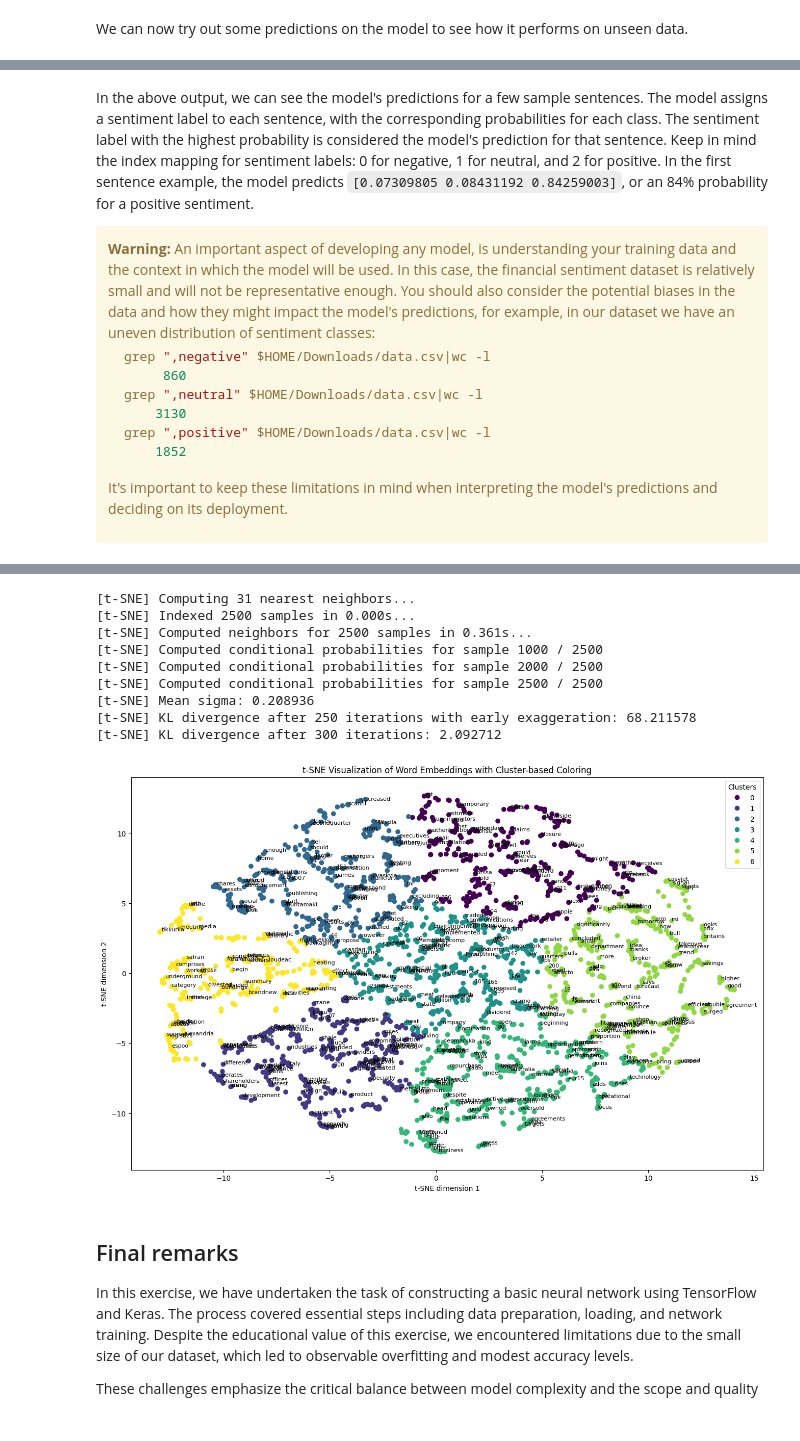
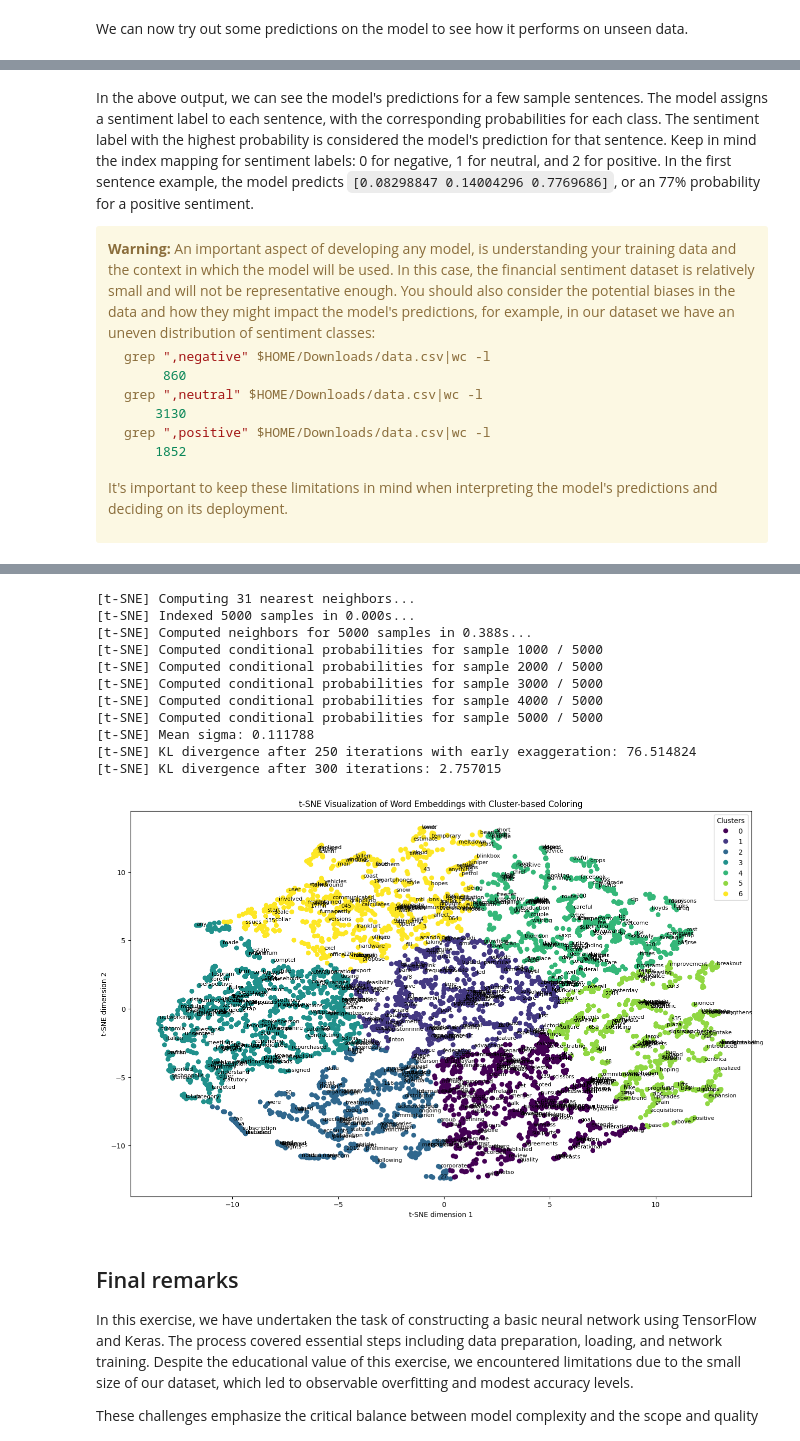
Before and after one commit to pedro-leitao/pedro-leitao.github.io, a Jupyter notebook: pages/experiments/sentiment-classification-partI/index.ipynb, the cells around one changed output, grey strips where cells are left out. Cells and saved outputs as stored; diff of their text form; code cells hidden in the pictures.

```diff
--- a/pages/experiments/sentiment-classification-partI/index.ipynb
+++ b/pages/experiments/sentiment-classification-partI/index.ipynb
@@ -29,12 +24,6 @@ import numpy as np
 
 from nltk.corpus import stopwords
 from nltk.tokenize import word_tokenize
-
-def remove_stop_words(sentence):
-    stop_words = set(stopwords.words('english'))
-    word_tokens = word_tokenize(sentence)
-    filtered_sentence = [word for word in word_tokens if not word.lower() in stop_words]
-    return ' '.join(filtered_sentence)
 
 def read_csv_data(file_path):
     # Create an empty list to store the data
@@ -52,10 +41,6 @@ def read_csv_data(file_path):
         for row in reader:
             # Extract the sentence and sentiment from the row
             sentence = row[0]
-            # Remove non word characters
-            sentence = re.sub(r'[^\w\s]', '', sentence)
-            # Remove stop words
-            result = remove_stop_words(sentence)
             sentiment = row[1]
 
             # Create a dictionary to store the sentence and sentiment
@@ -104,12 +90,12 @@ from tensorflow.keras.preprocessing.text import Tokenizer
 from tensorflow.keras.preprocessing.sequence import pad_sequences
 
 # Tokenize the dataset
-max_words = 2500
-max_len = 100
-tokenizer = Tokenizer(num_words=max_words, oov_token='<OOV>')
+max_words = 5000
+max_len = 50
+tokenizer = Tokenizer(num_words=max_words, oov_token='<OOV>', lower=True, filters='!"#&()*+,-./:;<=>?@[\\]\'^_`{|}~\t\n')
 tokenizer.fit_on_texts(sentences)
 sequences = tokenizer.texts_to_sequences(sentences)
-padded_sequences = pad_sequences(sequences, padding='pre', truncating='pre', maxlen=max_len)
+padded_sequences = pad_sequences(sequences, padding='post', truncating='post', maxlen=max_len)
 # %% [markdown]
 And let us look at what the tokenized sentences look like.
 # %%
@@ -163,7 +166,7 @@ We also configure early stopping of the training once loss and training accuracy
 # Define identifiable information
 model_name = 'model-nn'
 timestamp = datetime.datetime.now().strftime("%Y%m%d-%H%M%S")
-batch_size = 16
+batch_size = 64
 embedding_dim = 128
 
 # Create the model
@@ -179,7 +182,7 @@ model = Sequential([
 ])
 
 # Define a lower learning rate
-learning_rate = 0.0005
+learning_rate = 0.0001
 
 # Create an Adam optimizer with the desired learning rate
 optimizer = Adam(learning_rate=learning_rate)
@@ -248,7 +251,7 @@ early_stopping_callback = EarlyStopping(monitor='val_loss', patience=5, restore_
 # Train the model
 history = model.fit(training_sentences, training_sentiments,
                     batch_size=batch_size,
-                    epochs=100,
+                    epochs=200,
                     validation_data=(validation_sentences, validation_sentiments),
                     verbose=0, # Set to 1 to print the training log
                     callbacks=[tensorboard_callback,early_stopping_callback])
@@ -346,5 +348,5 @@ Correctly predicted - Sentiment: Negative
 # %% [markdown]
-In the above output, we can see the model's predictions for a few sample sentences. The model assigns a sentiment label to each sentence, with the corresponding probabilities for each class. The sentiment label with the highest probability is considered the model's prediction for that sentence. Keep in mind the index mapping for sentiment labels: 0 for negative, 1 for neutral, and 2 for positive. In the first sentence example, the model predicts `[0.07309805 0.08431192 0.84259003]`, or an 84% probability for a positive sentiment.
+In the above output, we can see the model's predictions for a few sample sentences. The model assigns a sentiment label to each sentence, with the corresponding probabilities for each class. The sentiment label with the highest probability is considered the model's prediction for that sentence. Keep in mind the index mapping for sentiment labels: 0 for negative, 1 for neutral, and 2 for positive. In the first sentence example, the model predicts `[0.08298847 0.14004296 0.7769686]`, or an 77% probability for a positive sentiment.
 
 <div class="alert alert-block alert-warning">
 <b>Warning: </b>
@@ -383,44 +385,47 @@ embeddings = model.layers[0].get_weights()[0]  # Accessing the weights of the fi
 # Use t-SNE to reduce the dimensionality of the embeddings
 tsne = TSNE(n_components=2, verbose=1, perplexity=10, n_iter=300)
 tsne_results = tsne.fit_transform(embeddings)
 
 # Apply K-means clustering on the t-SNE results
 kmeans = KMeans(n_clusters=7, random_state=42)  # Adjust n_clusters as needed
 clusters = kmeans.fit_predict(tsne_results)
 
 # Reverse mapping from index to word, adjusted to ensure it matches the embeddings size
 num_embeddings = tsne_results.shape[0]
 reverse_word_map = {index: word for word, index in tokenizer.word_index.items() if index < num_embeddings}
 
 # Plotting with cluster-based coloring
 plt.figure(figsize=(16, 10))
 scatter = plt.scatter(tsne_results[:, 0], tsne_results[:, 1], c=clusters, cmap='viridis')  # Color by cluster membership
 
 # Annotate a subset of words to avoid clutter
 for i in range(num_embeddings):
-    if i % 5 == 0:  # Adjust to annotate 1/5th of the words
+    if i % 7 == 0:  # Adjust to annotate 1/7th of the words
         word = reverse_word_map.get(i)
         if word:
-            plt.annotate(word, (tsne_results[i, 0], tsne_results[i, 1]), fontsize=8)
+            safe_word = word.replace("$", "\$")
+            plt.annotate(safe_word, (tsne_results[i, 0], tsne_results[i, 1]), fontsize=8)
 
 plt.xlabel('t-SNE dimension 1')
 plt.ylabel('t-SNE dimension 2')
 plt.title('t-SNE Visualization of Word Embeddings with Cluster-based Coloring')
 
 # Creating a legend for clusters
 plt.legend(*scatter.legend_elements(), loc="best", title="Clusters")
 plt.show()
 # %% [output]
 [t-SNE] Computing 31 nearest neighbors...
-[t-SNE] Indexed 2500 samples in 0.000s...
-[t-SNE] Computed neighbors for 2500 samples in 0.361s...
-[t-SNE] Computed conditional probabilities for sample 1000 / 2500
-[t-SNE] Computed conditional probabilities for sample 2000 / 2500
-[t-SNE] Computed conditional probabilities for sample 2500 / 2500
-[t-SNE] Mean sigma: 0.208936
-[t-SNE] KL divergence after 250 iterations with early exaggeration: 68.211578
-[t-SNE] KL divergence after 300 iterations: 2.092712
+[t-SNE] Indexed 5000 samples in 0.000s...
+[t-SNE] Computed neighbors for 5000 samples in 0.388s...
+[t-SNE] Computed conditional probabilities for sample 1000 / 5000
+[t-SNE] Computed conditional probabilities for sample 2000 / 5000
+[t-SNE] Computed conditional probabilities for sample 3000 / 5000
+[t-SNE] Computed conditional probabilities for sample 4000 / 5000
+[t-SNE] Computed conditional probabilities for sample 5000 / 5000
+[t-SNE] Mean sigma: 0.111788
+[t-SNE] KL divergence after 250 iterations with early exaggeration: 76.514824
+[t-SNE] KL divergence after 300 iterations: 2.757015
-[figure, old version]
+[figure, new version]
 # %% [markdown]
 ## Final remarks
 
```
Also changed, not shown: parts of 12 cells of this notebook, 1 other file.
